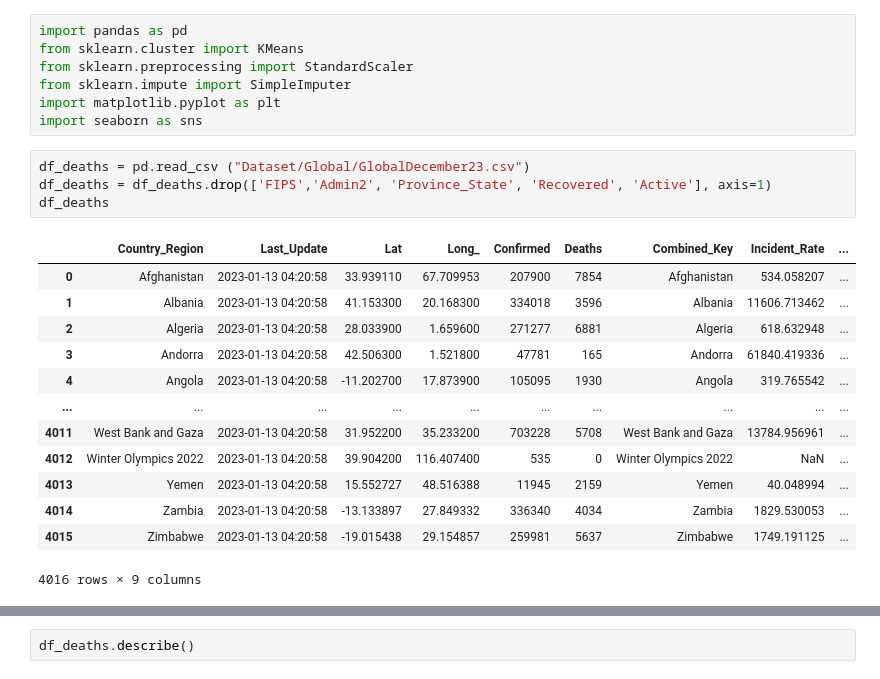
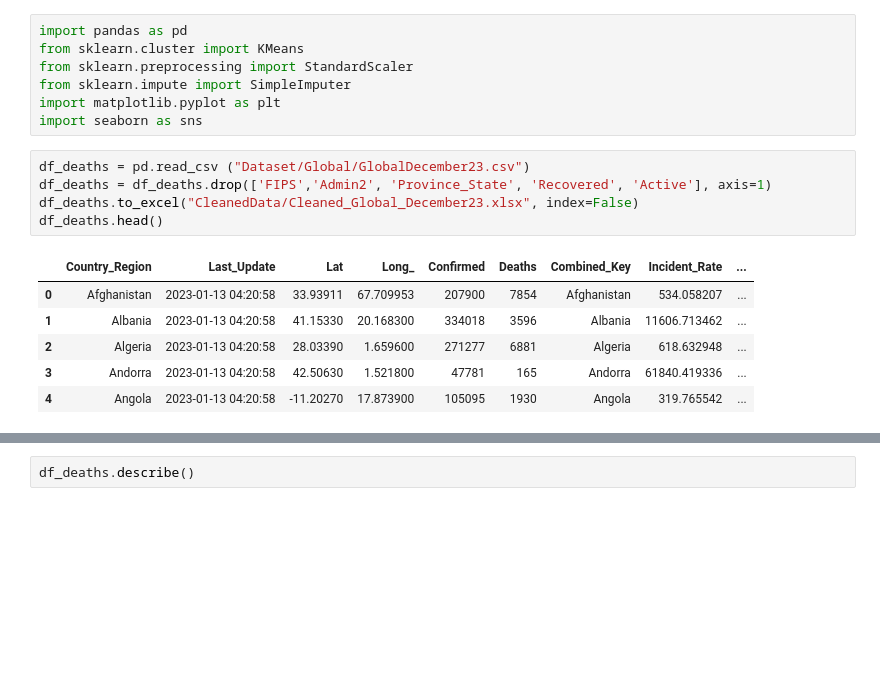
Before and after one commit to Kanish010/Covid-19-Data-Analytics, a Jupyter notebook: Models/GlobalClustering.ipynb, the cells around one changed output, grey strips where cells are left out. Saved outputs shown, nothing was run; the diff lists cells and outputs as text; blank space fills up the shorter version.

Commit message:
Cleaned Data and Update Models

```diff
--- a/Models/GlobalClustering.ipynb
+++ b/Models/GlobalClustering.ipynb
@@ -14,21 +14,15 @@ import seaborn as sns
 # %%
 df_deaths = pd.read_csv ("Dataset/Global/GlobalDecember23.csv")
 df_deaths = df_deaths.drop(['FIPS','Admin2', 'Province_State', 'Recovered', 'Active'], axis=1)
-df_deaths
+df_deaths.to_excel("CleanedData/Cleaned_Global_December23.xlsx", index=False)
+df_deaths.head()
 # %% [output]
 |  | Country_Region | Last_Update | Lat | Long_ | Confirmed | Deaths | Combined_Key | Incident_Rate | ... |
-| 0 | Afghanistan | 2023-01-13 04:20:58 | 33.939110 | 67.709953 | 207900 | 7854 | Afghanistan | 534.058207 | ... |
-| 1 | Albania | 2023-01-13 04:20:58 | 41.153300 | 20.168300 | 334018 | 3596 | Albania | 11606.713462 | ... |
-| 2 | Algeria | 2023-01-13 04:20:58 | 28.033900 | 1.659600 | 271277 | 6881 | Algeria | 618.632948 | ... |
-| 3 | Andorra | 2023-01-13 04:20:58 | 42.506300 | 1.521800 | 47781 | 165 | Andorra | 61840.419336 | ... |
-| 4 | Angola | 2023-01-13 04:20:58 | -11.202700 | 17.873900 | 105095 | 1930 | Angola | 319.765542 | ... |
-| ... | ... | ... | ... | ... | ... | ... | ... | ... | ... |
-| 4011 | West Bank and Gaza | 2023-01-13 04:20:58 | 31.952200 | 35.233200 | 703228 | 5708 | West Bank and Gaza | 13784.956961 | ... |
-| 4012 | Winter Olympics 2022 | 2023-01-13 04:20:58 | 39.904200 | 116.407400 | 535 | 0 | Winter Olympics 2022 | NaN | ... |
-| 4013 | Yemen | 2023-01-13 04:20:58 | 15.552727 | 48.516388 | 11945 | 2159 | Yemen | 40.048994 | ... |
-| 4014 | Zambia | 2023-01-13 04:20:58 | -13.133897 | 27.849332 | 336340 | 4034 | Zambia | 1829.530053 | ... |
-| 4015 | Zimbabwe | 2023-01-13 04:20:58 | -19.015438 | 29.154857 | 259981 | 5637 | Zimbabwe | 1749.191125 | ... |
+| 0 | Afghanistan | 2023-01-13 04:20:58 | 33.93911 | 67.709953 | 207900 | 7854 | Afghanistan | 534.058207 | ... |
+| 1 | Albania | 2023-01-13 04:20:58 | 41.15330 | 20.168300 | 334018 | 3596 | Albania | 11606.713462 | ... |
+| 2 | Algeria | 2023-01-13 04:20:58 | 28.03390 | 1.659600 | 271277 | 6881 | Algeria | 618.632948 | ... |
+| 3 | Andorra | 2023-01-13 04:20:58 | 42.50630 | 1.521800 | 47781 | 165 | Andorra | 61840.419336 | ... |
+| 4 | Angola | 2023-01-13 04:20:58 | -11.20270 | 17.873900 | 105095 | 1930 | Angola | 319.765542 | ... |
-4016 rows × 9 columns
 # %%
 df_vaccine = pd.read_csv ("Dataset/Global/VaccinationGlobal.csv")
 df_vaccine = df_vaccine.drop (['Province_State'], axis =1)
```
Also changed, not shown: parts of 1 cell of this notebook, 5 other files.
